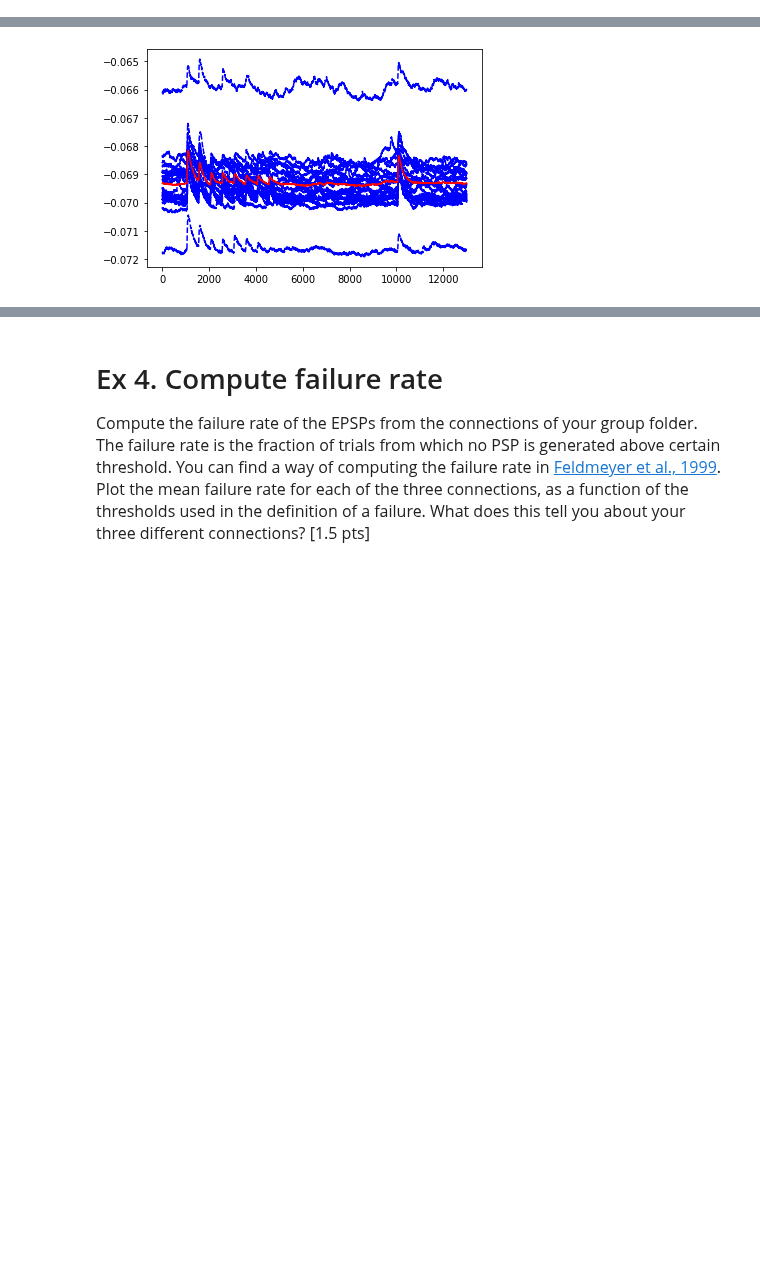
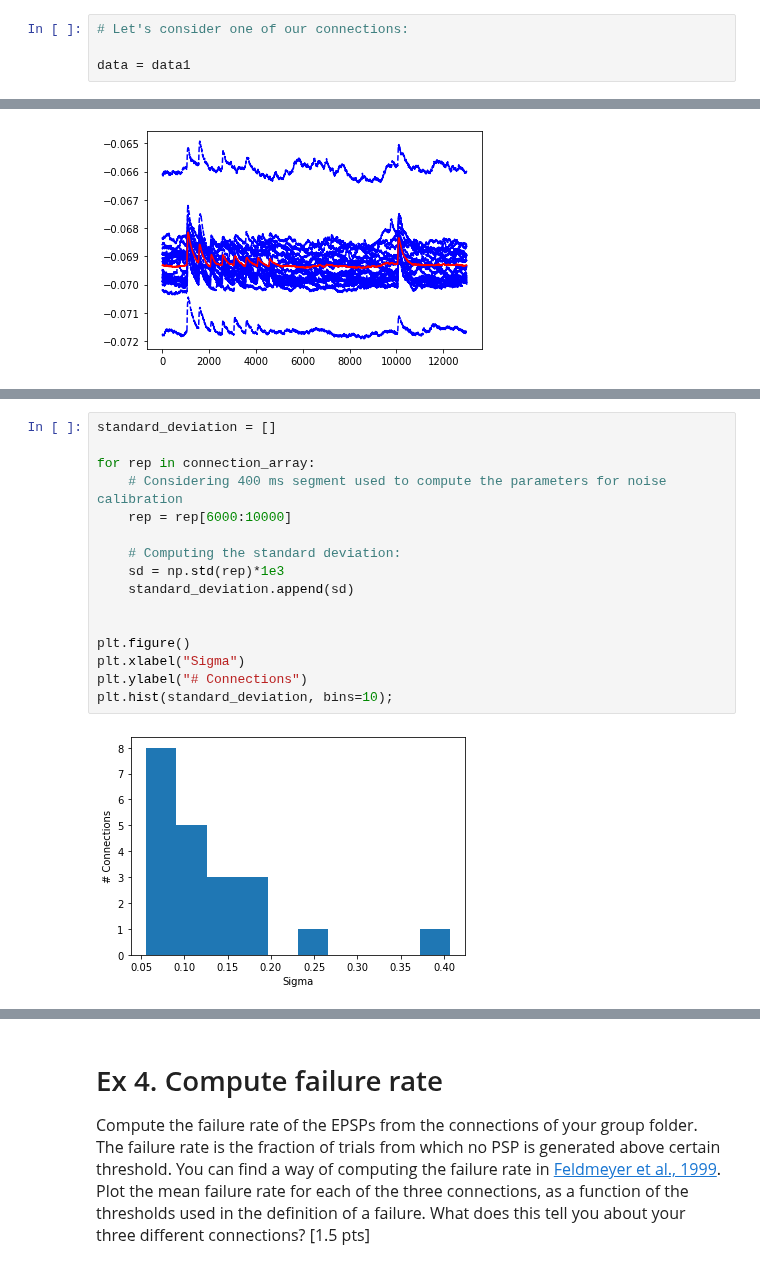
Before and after one commit to GasserElbanna/In-Silico-Neuroscience-Projects, a Jupyter notebook: Week 8/Week8_HomeWork.ipynb, the cells around one changed output, grey strips where cells are left out. Drawn from its saved outputs; the diff is of its cells as text; blank space fills up the shorter version.

```diff
--- a/Week 8/Week8_HomeWork.ipynb
+++ b/Week 8/Week8_HomeWork.ipynb
@@ -191,3 +298,7 @@ print(data.keys())
+# %%
+# Let's consider one of our connections:
+
+data = data1
 # %%
 # Create an array with the data
 
@@ -330,0 +324,18 @@ Amps =  [1.189881137439175, 0.6511899686994921, 0.41517863670985367, 0.367856451
+# %%
+standard_deviation = []
+
+for rep in connection_array:
+    # Considering 400 ms segment used to compute the parameters for noise calibration
+    rep = rep[6000:10000]
+
+    # Computing the standard deviation:
+    sd = np.std(rep)*1e3
+    standard_deviation.append(sd)
+
+
+plt.figure()
+plt.xlabel("Sigma")
+plt.ylabel("# Connections")
+plt.hist(standard_deviation, bins=10);
+# %% [output]
+[figure, added]
```
Also changed, not shown: parts of 64 cells of this notebook, 4 other files.
